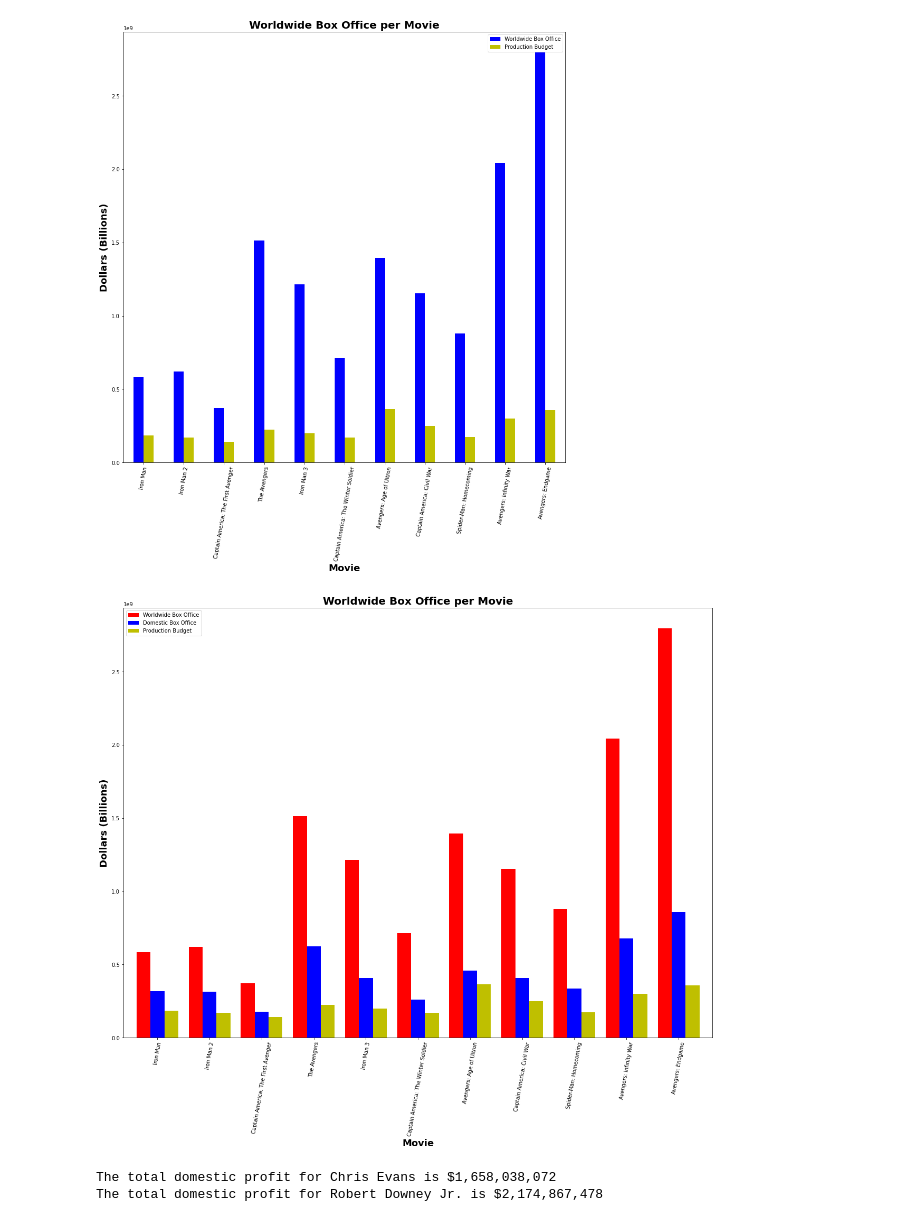
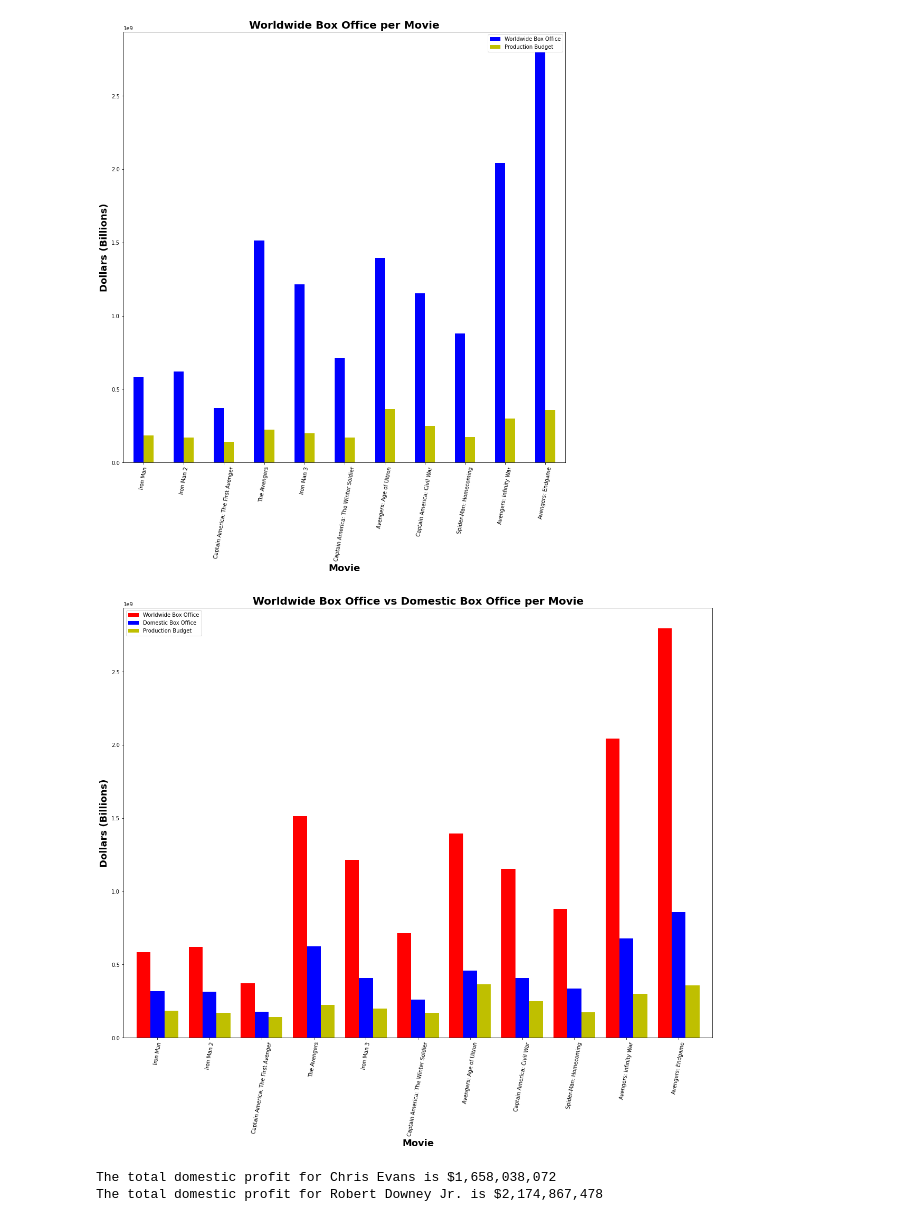
Before and after one commit to dmhitt/Marvel-Movies-Profitability, a Jupyter notebook: Domestic vs Global.ipynb, the cells around one changed output. Cells and saved outputs as stored; diff of their text form; code cells hidden in the pictures.

```diff
--- a/Domestic vs Global.ipynb
+++ b/Domestic vs Global.ipynb
@@ -116,15 +116,15 @@ plt.show()
 # %%
 #combine domestic and worldwide plots. Include production budget.
 joint_box_office= global_df
 joint_box_office.plot(kind='bar', x='Movie', y= ['Worldwide Box Office', 'Domestic Box Office', 'Production Budget'],
                       figsize=(20,15), color=['r', 'b', 'y'], width=0.8)
-plt.title('Worldwide Box Office per Movie',fontsize=20, fontweight='bold')
+plt.title('Worldwide Box Office vs Domestic Box Office per Movie',fontsize=20, fontweight='bold')
 plt.xticks(rotation=80)
 plt.ylabel('Dollars (Billions)', fontsize=18, fontweight='bold')
 plt.xlabel('Movie', fontsize=18, fontweight='bold')
 plt.show()
 # %% [output]
-[figure, old version]
+[figure, new version]
 # %%
 #Create profit
 domestic_production= merged_df.drop(['Release Date', 'Opening Weekend', 'Worldwide Box Office'], axis=1 )
```
